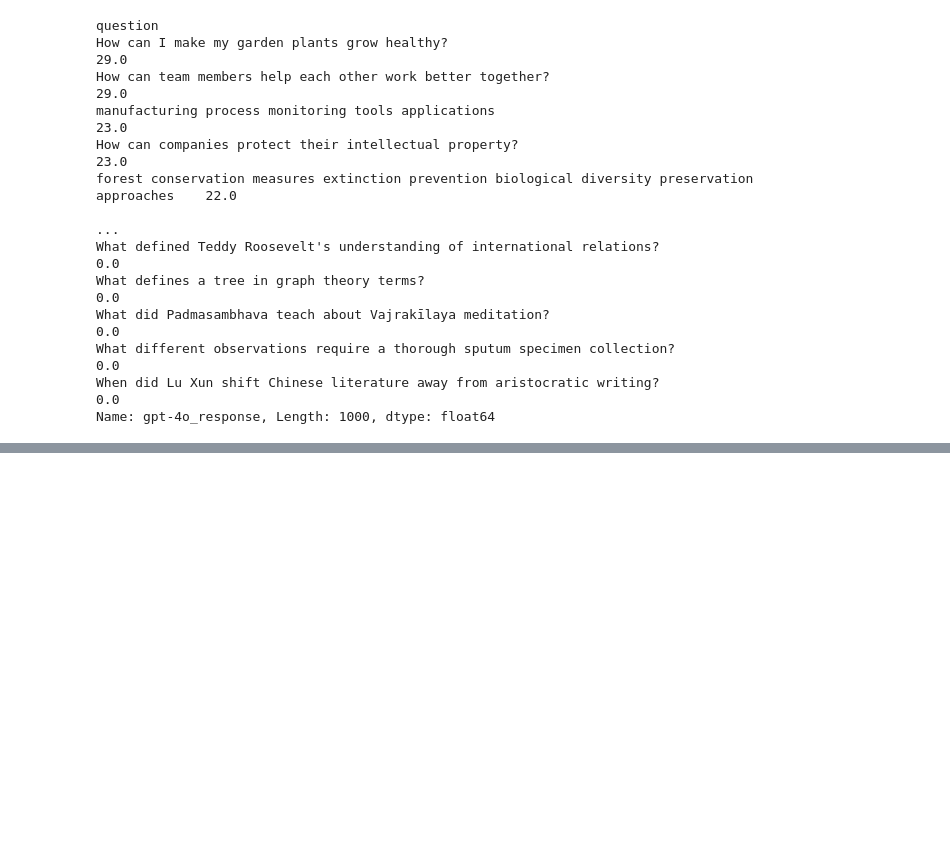
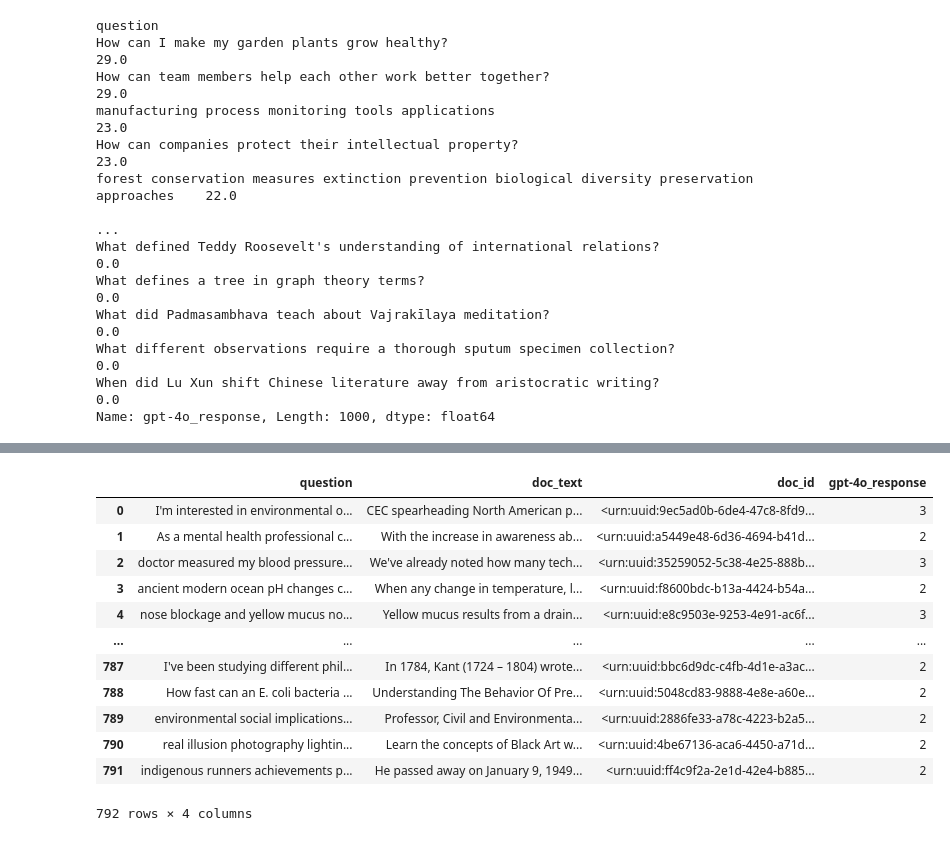
Before and after one commit to rmit-ir/GRAG-LiveRAG, a Jupyter notebook: notebooks/construct_training_data.ipynb, the cells around one changed output, grey strips where cells are left out. Cells and saved outputs as stored; diff of their text form; code cells hidden in the pictures; blank space fills up the shorter version.

```diff
--- a/notebooks/construct_training_data.ipynb
+++ b/notebooks/construct_training_data.ipynb
@@ -812,0 +654,22 @@ Thursday, the 11th of October 2018.
+# %%
+# positive_samples_df_2 = select_positive_samples(
+#     res_df, correct_qa_df, max_iterations=15, start_document_rank=0, model="gpt-4o"
+# )
+positive_samples_df_2 = pd.read_csv(
+    "../data/live_rag_questions/positive_samples_792-gpt-4o.tsv", sep="\t"
+)
+positive_samples_df_2
+# %% [output]
+|  | question | doc_text | doc_id | gpt-4o_response |
+| 0 | I'm interested in environmental o... | CEC spearheading North American p... | <urn:uuid:9ec5ad0b-6de4-47c8-8fd9... | 3 |
+| 1 | As a mental health professional c... | With the increase in awareness ab... | <urn:uuid:a5449e48-6d36-4694-b41d... | 2 |
+| 2 | doctor measured my blood pressure... | We've already noted how many tech... | <urn:uuid:35259052-5c38-4e25-888b... | 3 |
+| 3 | ancient modern ocean pH changes c... | When any change in temperature, l... | <urn:uuid:f8600bdc-b13a-4424-b54a... | 2 |
+| 4 | nose blockage and yellow mucus no... | Yellow mucus results from a drain... | <urn:uuid:e8c9503e-9253-4e91-ac6f... | 3 |
+| ... | ... | ... | ... | ... |
+| 787 | I've been studying different phil... | In 1784, Kant (1724 – 1804) wrote... | <urn:uuid:bbc6d9dc-c4fb-4d1e-a3ac... | 2 |
+| 788 | How fast can an E. coli bacteria ... | Understanding The Behavior Of Pre... | <urn:uuid:5048cd83-9888-4e8e-a60e... | 2 |
+| 789 | environmental social implications... | Professor, Civil and Environmenta... | <urn:uuid:2886fe33-a78c-4223-b2a5... | 2 |
+| 790 | real illusion photography lightin... | Learn the concepts of Black Art w... | <urn:uuid:4be67136-aca6-4450-a71d... | 2 |
+| 791 | indigenous runners achievements p... | He passed away on January 9, 1949... | <urn:uuid:ff4c9f2a-2e1d-42e4-b885... | 2 |
+792 rows × 4 columns
```
Also changed, not shown: parts of 11 cells of this notebook.
